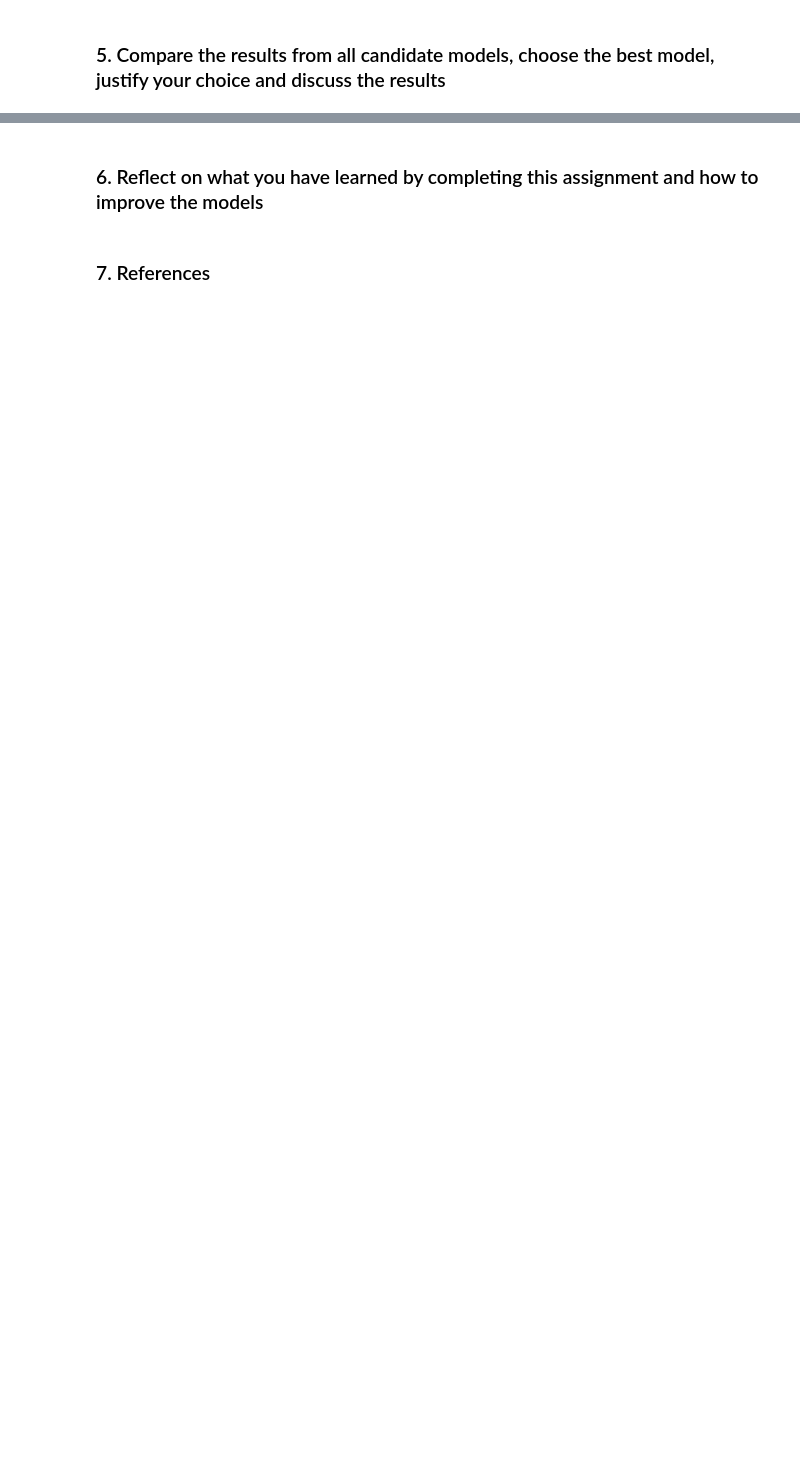
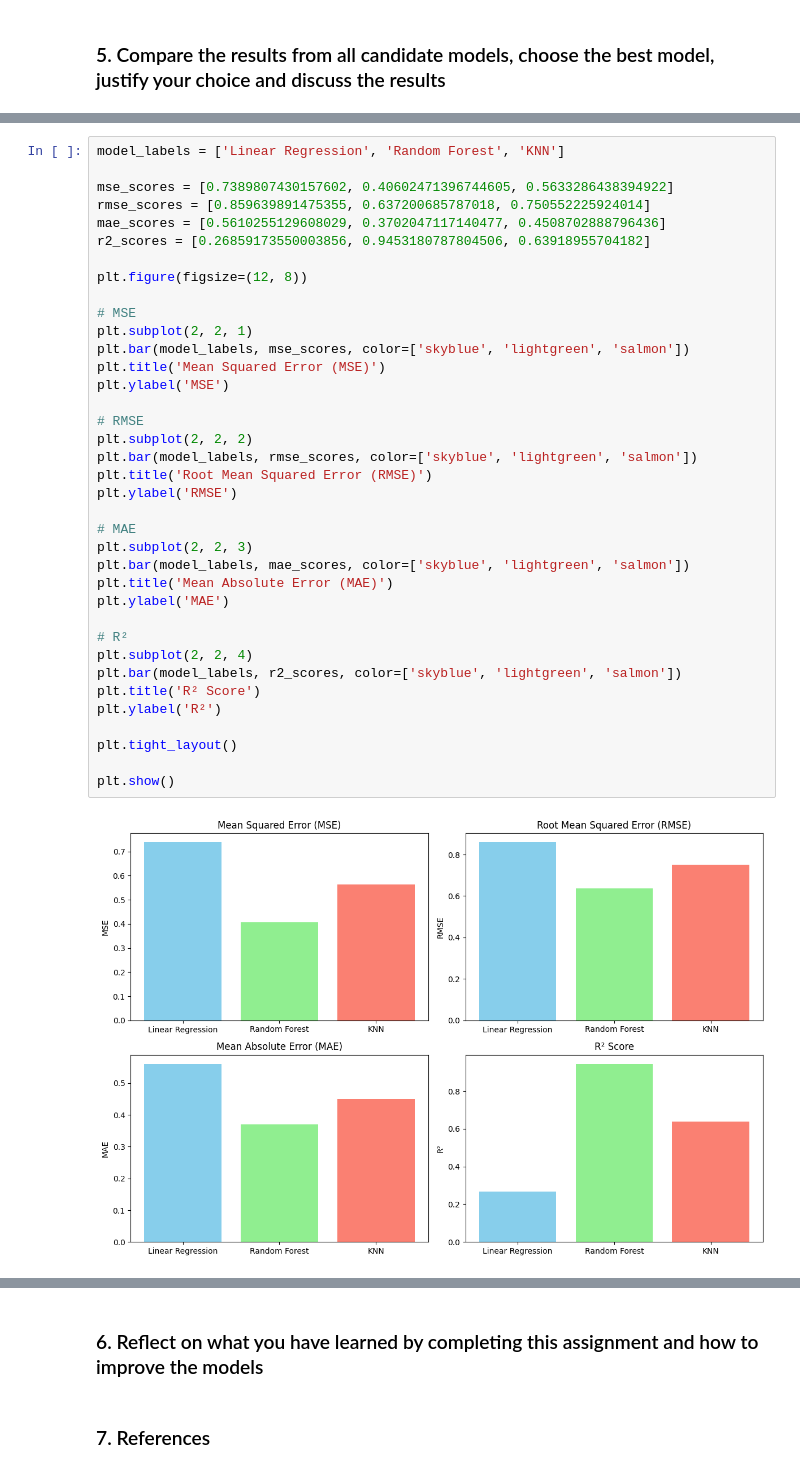
Before and after one commit to yuqingc31/MiningBigData, a Jupyter notebook: assignment1/a1841612_yuqingchen_assign1a.ipynb, the cells around one changed output, grey strips where cells are left out. Cells and saved outputs as stored; diff of their text form; blank space fills up the shorter version.

```diff
--- a/assignment1/a1841612_yuqingchen_assign1a.ipynb
+++ b/assignment1/a1841612_yuqingchen_assign1a.ipynb
@@ -384,0 +441,39 @@ Train Score of Random Forest Regression: 0.9453180787804506
+# %%
+model_labels = ['Linear Regression', 'Random Forest', 'KNN']
+
+mse_scores = [0.7389807430157602, 0.40602471396744605, 0.5633286438394922]
+rmse_scores = [0.859639891475355, 0.637200685787018, 0.750552225924014]
+mae_scores = [0.5610255129608029, 0.3702047117140477, 0.4508702888796436]
+r2_scores = [0.26859173550003856, 0.9453180787804506, 0.63918955704182]
+
+plt.figure(figsize=(12, 8))
+
+# MSE
+plt.subplot(2, 2, 1)
+plt.bar(model_labels, mse_scores, color=['skyblue', 'lightgreen', 'salmon'])
+plt.title('Mean Squared Error (MSE)')
+plt.ylabel('MSE')
+
+# RMSE
+plt.subplot(2, 2, 2)
+plt.bar(model_labels, rmse_scores, color=['skyblue', 'lightgreen', 'salmon'])
+plt.title('Root Mean Squared Error (RMSE)')
+plt.ylabel('RMSE')
+
+# MAE
+plt.subplot(2, 2, 3)
+plt.bar(model_labels, mae_scores, color=['skyblue', 'lightgreen', 'salmon'])
+plt.title('Mean Absolute Error (MAE)')
+plt.ylabel('MAE')
+
+# R²
+plt.subplot(2, 2, 4)
+plt.bar(model_labels, r2_scores, color=['skyblue', 'lightgreen', 'salmon'])
+plt.title('R² Score')
+plt.ylabel('R²')
+
+plt.tight_layout()
+
+plt.show()
+# %% [output]
+[figure, added]
```
Also changed, not shown: parts of 29 cells of this notebook.
